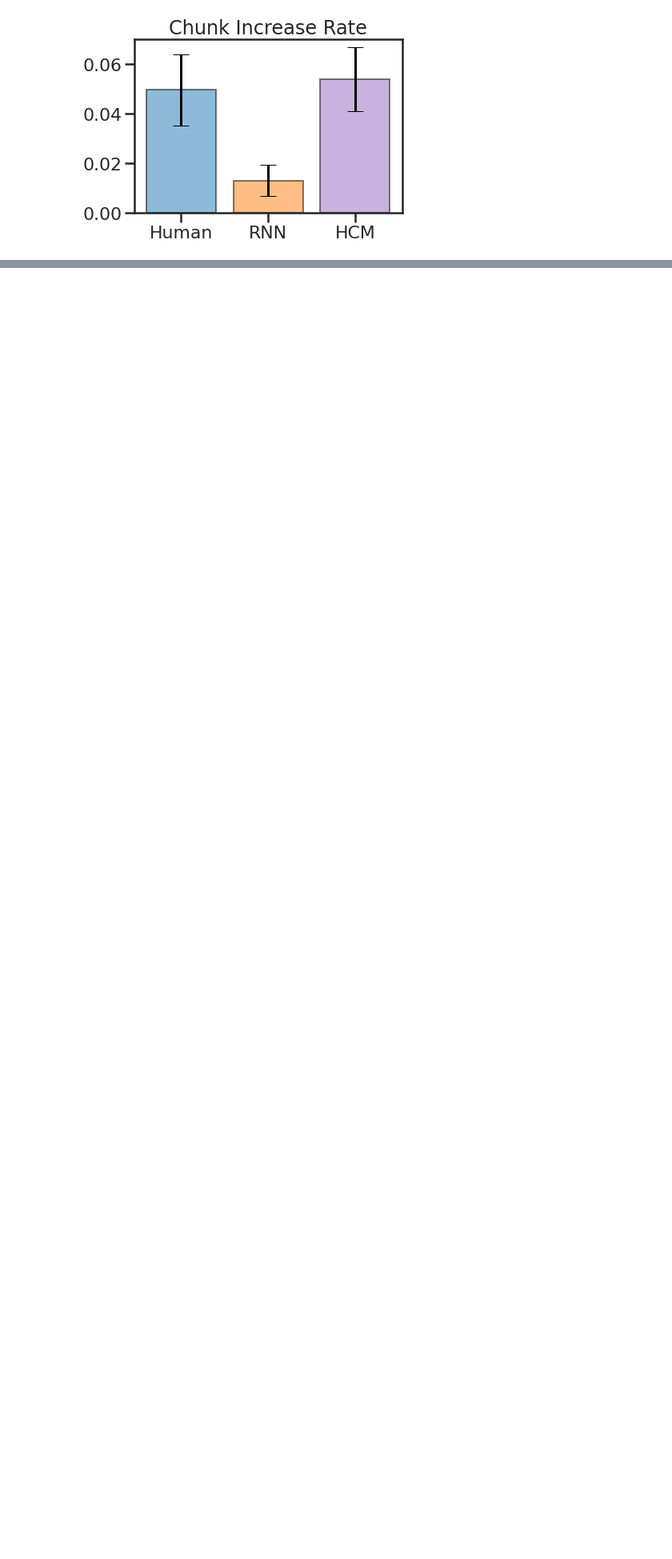
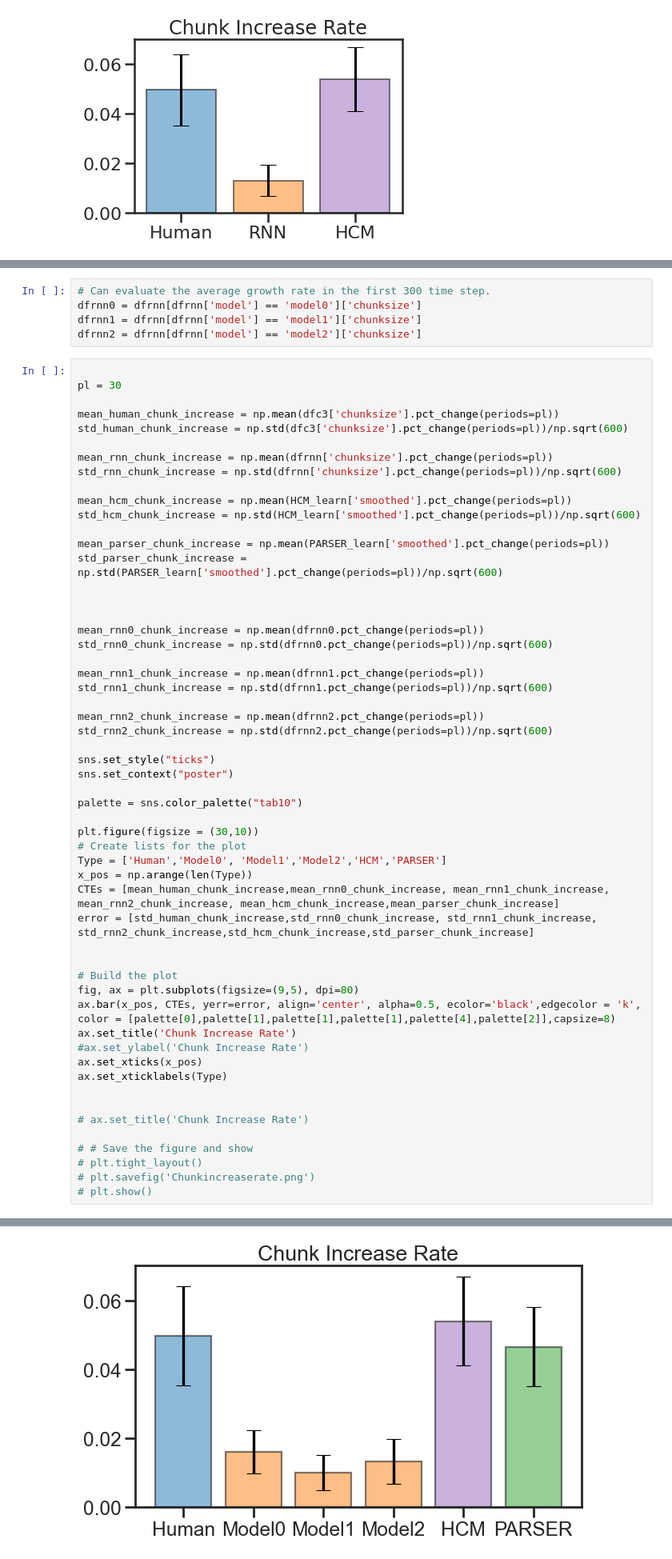
Before and after one commit to swu32/HCM, a Jupyter notebook: Demo/Demo_5_Human_HCM_RNN.ipynb, the cells around one changed output, grey strips where cells are left out. Shown at 80% size. Cells and saved outputs as stored; diff of their text form; blank space fills up the shorter version.

```diff
--- a/Demo/Demo_5_Human_HCM_RNN.ipynb
+++ b/Demo/Demo_5_Human_HCM_RNN.ipynb
@@ -518,0 +514,61 @@ plt.show()
+# %%
+# Can evaluate the average growth rate in the first 300 time step.
+dfrnn0 = dfrnn[dfrnn['model'] == 'model0']['chunksize']
+dfrnn1 = dfrnn[dfrnn['model'] == 'model1']['chunksize']
+dfrnn2 = dfrnn[dfrnn['model'] == 'model2']['chunksize']
+# %%
+
+pl = 30
+
+mean_human_chunk_increase = np.mean(dfc3['chunksize'].pct_change(periods=pl))
+std_human_chunk_increase = np.std(dfc3['chunksize'].pct_change(periods=pl))/np.sqrt(600)
+
+mean_rnn_chunk_increase = np.mean(dfrnn['chunksize'].pct_change(periods=pl))
+std_rnn_chunk_increase = np.std(dfrnn['chunksize'].pct_change(periods=pl))/np.sqrt(600)
+
+mean_hcm_chunk_increase = np.mean(HCM_learn['smoothed'].pct_change(periods=pl))
+std_hcm_chunk_increase = np.std(HCM_learn['smoothed'].pct_change(periods=pl))/np.sqrt(600)
+
+mean_parser_chunk_increase = np.mean(PARSER_learn['smoothed'].pct_change(periods=pl))
+std_parser_chunk_increase = np.std(PARSER_learn['smoothed'].pct_change(periods=pl))/np.sqrt(600)
+
+
+
+mean_rnn0_chunk_increase = np.mean(dfrnn0.pct_change(periods=pl))
+std_rnn0_chunk_increase = np.std(dfrnn0.pct_change(periods=pl))/np.sqrt(600)
+
+mean_rnn1_chunk_increase = np.mean(dfrnn1.pct_change(periods=pl))
+std_rnn1_chunk_increase = np.std(dfrnn1.pct_change(periods=pl))/np.sqrt(600)
+
+mean_rnn2_chunk_increase = np.mean(dfrnn2.pct_change(periods=pl))
+std_rnn2_chunk_increase = np.std(dfrnn2.pct_change(periods=pl))/np.sqrt(600)
+
+sns.set_style("ticks")
+sns.set_context("poster")
+
+palette = sns.color_palette("tab10")
+
+plt.figure(figsize = (30,10))
+# Create lists for the plot
+Type = ['Human','Model0', 'Model1','Model2','HCM','PARSER']
+x_pos = np.arange(len(Type))
+CTEs = [mean_human_chunk_increase,mean_rnn0_chunk_increase, mean_rnn1_chunk_increase, mean_rnn2_chunk_increase, mean_hcm_chunk_increase,mean_parser_chunk_increase]
+error = [std_human_chunk_increase,std_rnn0_chunk_increase, std_rnn1_chunk_increase, std_rnn2_chunk_increase,std_hcm_chunk_increase,std_parser_chunk_increase]
+
+
+# Build the plot
+fig, ax = plt.subplots(figsize=(9,5), dpi=80)
+ax.bar(x_pos, CTEs, yerr=error, align='center', alpha=0.5, ecolor='black',edgecolor = 'k', color = [palette[0],palette[1],palette[1],palette[1],palette[4],palette[2]],capsize=8)
+ax.set_title('Chunk Increase Rate')
+#ax.set_ylabel('Chunk Increase Rate')
+ax.set_xticks(x_pos)
+ax.set_xticklabels(Type)
+
+
+# ax.set_title('Chunk Increase Rate')
+
+# # Save the figure and show
+# plt.tight_layout()
+# plt.savefig('Chunkincreaserate.png')
+# plt.show()
+# %% [output]
@@ -519,3 +582,4 @@ plt.show()
+[figure, added]
 # %%
 HCM_path = '../OutputData/HCM_chunk.pkl'
 import pickle
```
Also changed, not shown: parts of 34 cells of this notebook, 8 other files.
